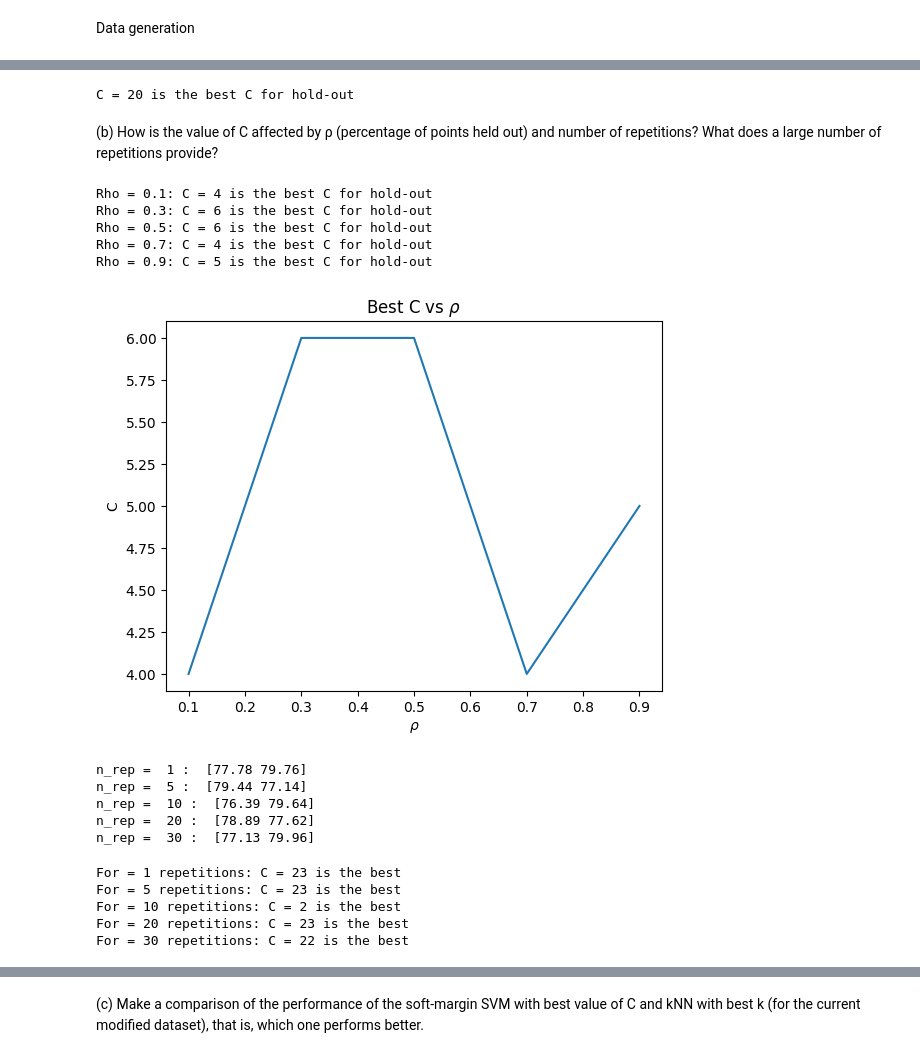
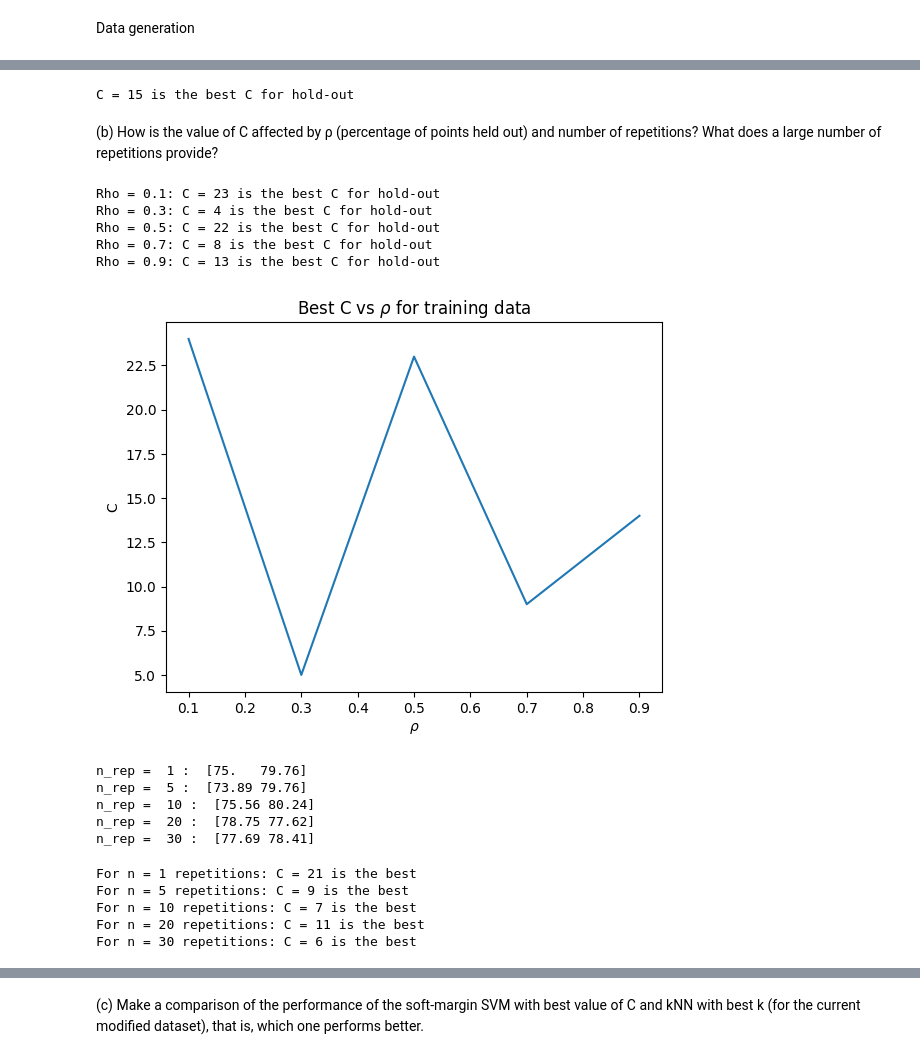
Before and after one commit to DarkWake9/EE5610, a Jupyter notebook: Assignment 1 part III.ipynb, the cells around one changed output, grey strips where cells are left out. Drawn from its saved outputs; the diff is of its cells as text; code cells hidden in the pictures.

```diff
--- a/Assignment 1 part III.ipynb
+++ b/Assignment 1 part III.ipynb
@@ -61,7 +61,7 @@ def soft_margin_SVM_fit(X, Y, C=1.0):
 
     return sco.minimize(kernel, np.zeros(d+1))
 # %%
-params = soft_margin_SVM_fit(X_train, Y_train, C = 10)
+params = soft_margin_SVM_fit(X_train, Y_train, C = 3)
 params = params.x
 # %%
 params
@@ -115,6 +117,6 @@ Accuracy:  82.375
 # %%
+# Training SVM over multiple values of C for holout of 0.3 and 10 repetitions
 hold_out_rho = 0.3
-C = 5
 n_rep = 10
 def outCVSVM(X, Y, C, n_rep, hold_out_rho):
     n = len(X)
@@ -176,8 +178,8 @@ plt.show()
 # %%
-C_best = np.argmax([x[0] for x in aaa])
+C_best = np.argmax([x[0] for x in aaa]) + 1
 print('C =', C_best, 'is the best C for hold-out')
 # %% [output]
-C = 20 is the best C for hold-out
+C = 15 is the best C for hold-out
 # %% [markdown]
 (b) How is the value of C affected by ρ (percentage of points held out) and number of
 repetitions? What does a large number of repetitions provide?
@@ -190,31 +192,31 @@ for rho in [0.1, 0.3, 0.5, 0.7, 0.9]:
     for C in range(1, 25):
         svmout = outCVSVM(X_train, Y_train, C, n_rep, hold_out_rho)
         aaa.append(svmout)
-    best_C.append(np.argmax([x[0] for x in aaa]))
+    best_C.append(1+np.argmax([x[0] for x in aaa]))
     print('Rho = ' + str(rho) + ': C =', np.argmax([x[0] for x in aaa]), 'is the best C for hold-out')
 # %% [output]
-Rho = 0.1: C = 4 is the best C for hold-out
-Rho = 0.3: C = 6 is the best C for hold-out
-Rho = 0.5: C = 6 is the best C for hold-out
-Rho = 0.7: C = 4 is the best C for hold-out
-Rho = 0.9: C = 5 is the best C for hold-out
+Rho = 0.1: C = 23 is the best C for hold-out
+Rho = 0.3: C = 4 is the best C for hold-out
+Rho = 0.5: C = 22 is the best C for hold-out
+Rho = 0.7: C = 8 is the best C for hold-out
+Rho = 0.9: C = 13 is the best C for hold-out
 # %%
 plt.plot([0.1, 0.3, 0.5, 0.7, 0.9], best_C)
 plt.xlabel("$\\rho$")
 plt.ylabel("C")
-plt.title("Best C vs $\\rho$")
+plt.title("Best C vs $\\rho$ for training data")
 plt.show()
 # %% [output]
-[figure, old version]
+[figure, new version]
 # %%
 for n_rep in [1, 5, 10, 20, 30]:
     print("n_rep = ", n_rep, ": ", outCVSVM(X_train, Y_train, 5, n_rep, 0.3))
 # %% [output]
-n_rep =  1 :  [77.78 79.76]
-n_rep =  5 :  [79.44 77.14]
-n_rep =  10 :  [76.39 79.64]
-n_rep =  20 :  [78.89 77.62]
-n_rep =  30 :  [77.13 79.96]
+n_rep =  1 :  [75.   79.76]
+n_rep =  5 :  [73.89 79.76]
+n_rep =  10 :  [75.56 80.24]
+n_rep =  20 :  [78.75 77.62]
+n_rep =  30 :  [77.69 78.41]
 # %%
 best_C_nrep = []
 for n_rep in [1, 5, 10, 20, 30]:
@@ -223,13 +225,13 @@ for n_rep in [1, 5, 10, 20, 30]:
     for C in range(1, 25):
         svmout = outCVSVM(X_train, Y_train, C, n_rep, 0.3)
         aaa.append(svmout)
-    best_C_nrep.append(np.argmax([x[0] for x in aaa]))
+    best_C_nrep.append(1 + np.argmax([x[0] for x in aaa]))
     # print('N_rep = ' + str(rho) + ': k = ', np.argmax([x[0] for x in aaa])*2+1, 'is the best k for hold-out')
-    print('For = ' + str(n_rep) + ' repetitions: C =', np.argmax([x[0] for x in aaa]), 'is the best')
+    print('For n = ' + str(n_rep) + ' repetitions: C =',1 + np.argmax([x[0] for x in aaa]), 'is the best')
 # %% [output]
-For = 1 repetitions: C = 23 is the best
-For = 5 repetitions: C = 23 is the best
-For = 10 repetitions: C = 2 is the best
-For = 20 repetitions: C = 23 is the best
-For = 30 repetitions: C = 22 is the best
+For n = 1 repetitions: C = 21 is the best
+For n = 5 repetitions: C = 9 is the best
+For n = 10 repetitions: C = 7 is the best
+For n = 20 repetitions: C = 11 is the best
+For n = 30 repetitions: C = 6 is the best
 # %%
```
Also changed, not shown: parts of 16 cells of this notebook, 1 other file.
